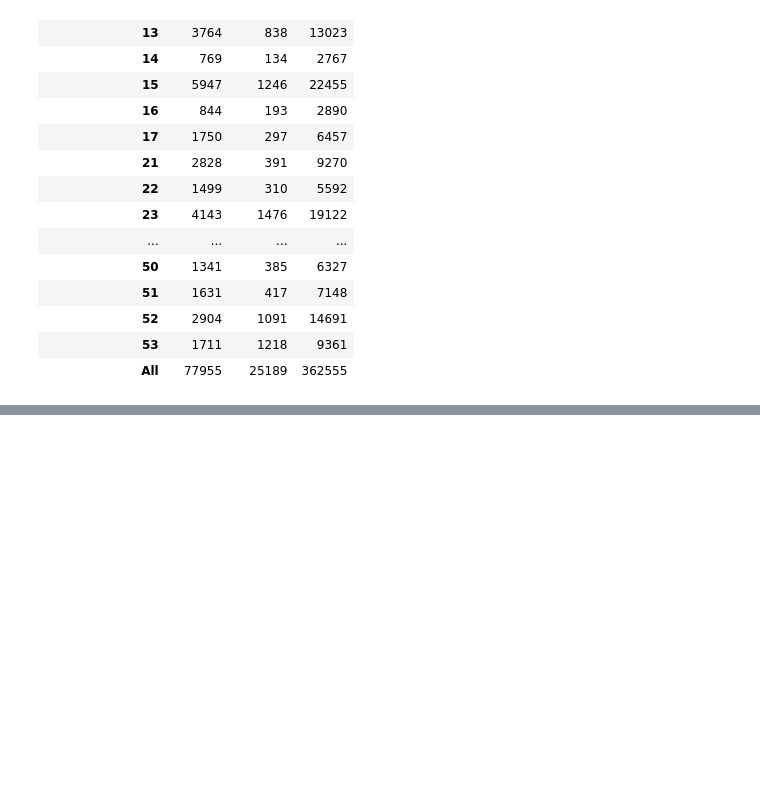
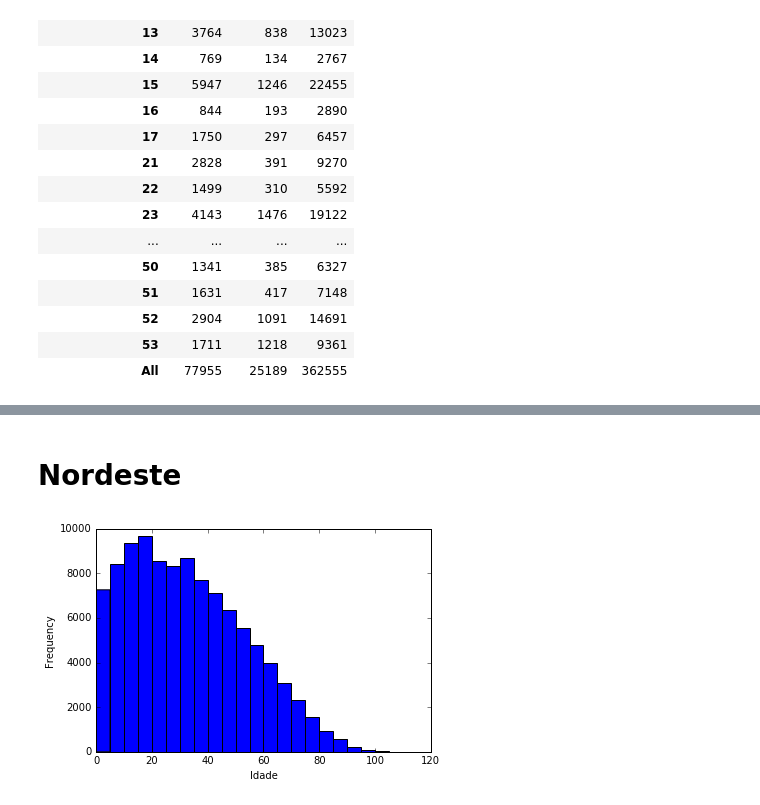
Before and after one commit to matheuscgc/CD, a Jupyter notebook: aula02/CHECK AULA 2 - MATHEUS CAMPBELL.ipynb, the cells around one changed output, grey strips where cells are left out. Cells and saved outputs as stored; diff of their text form; code cells hidden in the pictures; blank space fills up the shorter version.

```diff
--- a/aula02/CHECK AULA 2 - MATHEUS CAMPBELL.ipynb
+++ b/aula02/CHECK AULA 2 - MATHEUS CAMPBELL.ipynb
@@ -316,0 +374,7 @@ alunos que cursam o ensino médio/pré-vestibular em redes particulares."""
+# %% [markdown]
+# Nordeste
+# %%
+plt.xlabel("Idade")
+plot = dados[dados.regiao=="Nordeste"].V8005.plot.hist(bins=faixa)
+# %% [output]
+[figure, added]
```
Also changed, not shown: parts of 40 cells of this notebook.
